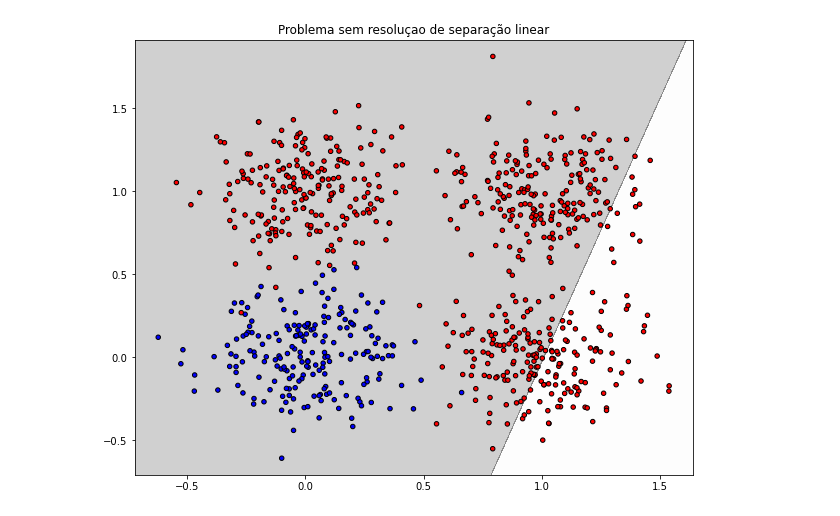
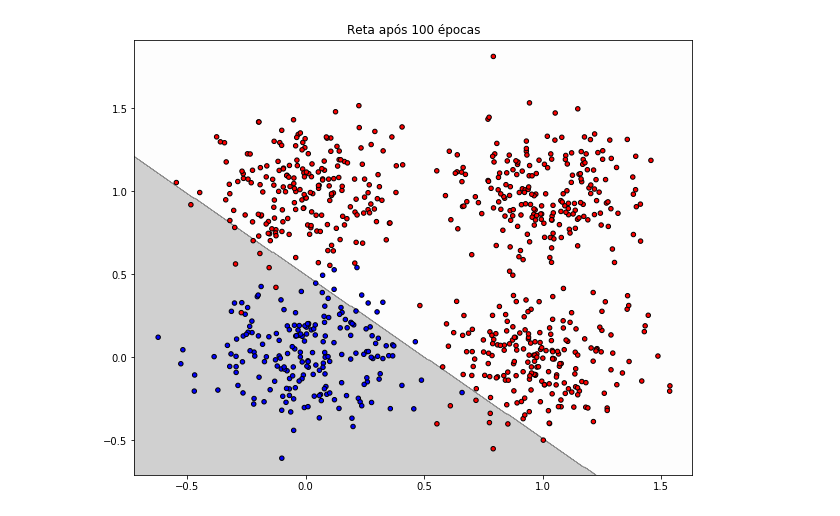
Before and after one commit to LucasLima21/perceptron-redesNeurais2020, a Jupyter notebook: src/secao3.ipynb, the cells around one changed output. Drawn from its saved outputs; the diff is of its cells as text; code cells hidden in the pictures.

```diff
--- a/src/secao3.ipynb
+++ b/src/secao3.ipynb
@@ -33,24 +35,44 @@ n = Neuron(config[2][0], config[2][1], config[2][2])
+# %%
+config= [0.1,-0.1,0.1]
+
+fitWeight = []
+epoch = []
+n = Neuron(config[0], config[1], config[2])
 # %%
-#Evidenciando que este problema não é de uma separação linear
+np.random.seed(0)
+msk = np.random.rand(len(dataHoldout)) < 0.7
+train = dataHoldout[msk]
+test = dataHoldout[~msk]
+
+XTrain = train[...,0:2]
+XTrain = np.insert(XTrain, 2, 1, axis=1)
+XTest = test[...,0:2]
+
+yTrain = train[...,2]
+yTest = test[...,2]
+
+n.run100epochs(XTrain, yTrain)
+
+#Traçando reta após 100 épocas
 x_min, x_max = X[:, 0].min() - 0.1, X[:, 0].max() + 0.1
 y_min, y_max = X[:, 1].min() - 0.1, X[:, 1].max() + 0.1
-xx, yy = np.meshgrid(np.arange(x_min, x_max, 0.001),
-                     np.arange(y_min, y_max, 0.001))
+xx, yy = np.meshgrid(np.arange(x_min, x_max, 0.005),
+                     np.arange(y_min, y_max, 0.005))
 
 f, axarr = plt.subplots(1, 1, sharex='col', sharey='row', figsize=(10, 8))
 color = np.where(y == 0, 'r', 'b')
 
 for idx, clf, tt in zip([[0,0]],
                         [n],
-                        ['Problema sem resoluçao de separação linear']):
+                        ['Reta após 100 épocas']):
 
     Z = clf.predict(np.c_[xx.ravel(), yy.ravel()])
     Z = np.array(Z)
     Z = Z.reshape(xx.shape)
 
     axarr.contourf(xx, yy, Z, alpha=0.2,cmap='Greys')
     axarr.scatter(X[:, 0], X[:, 1], c=color, s=20, edgecolor='k',cmap='Greys')
     axarr.set_title(tt)
 plt.show()
 # %% [output]
-[figure, old version]
+[figure, new version]
```
Also changed, not shown: parts of 7 cells of this notebook, 4 other files.
